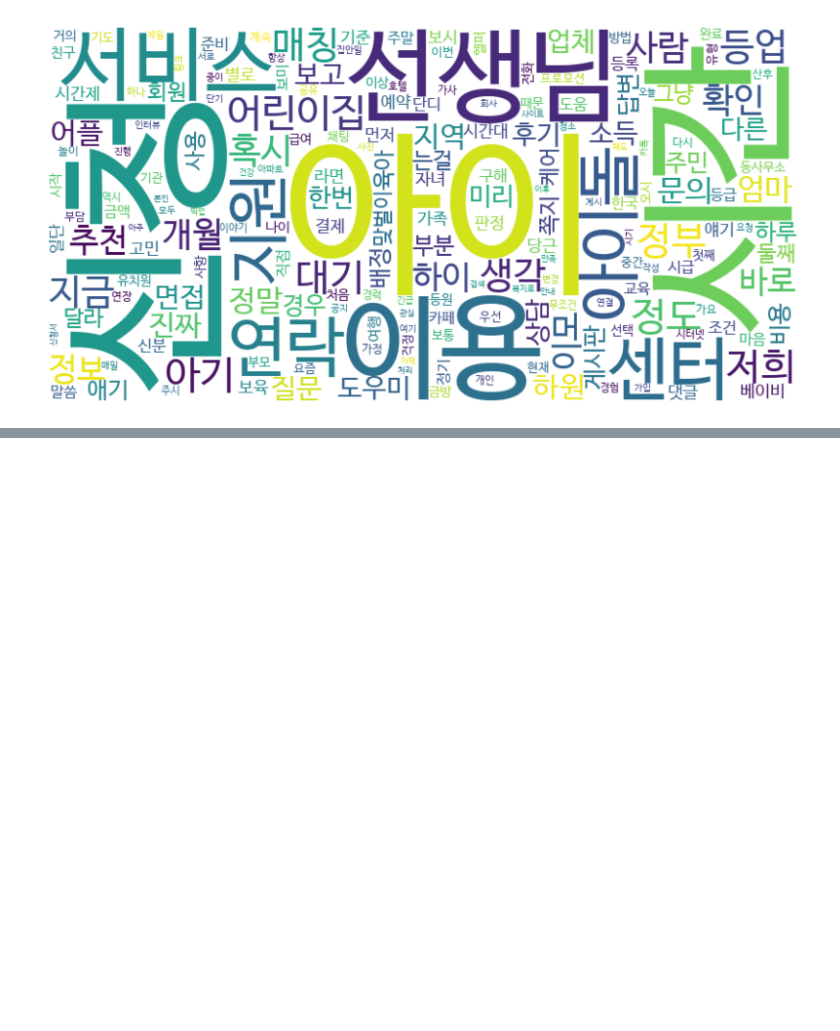
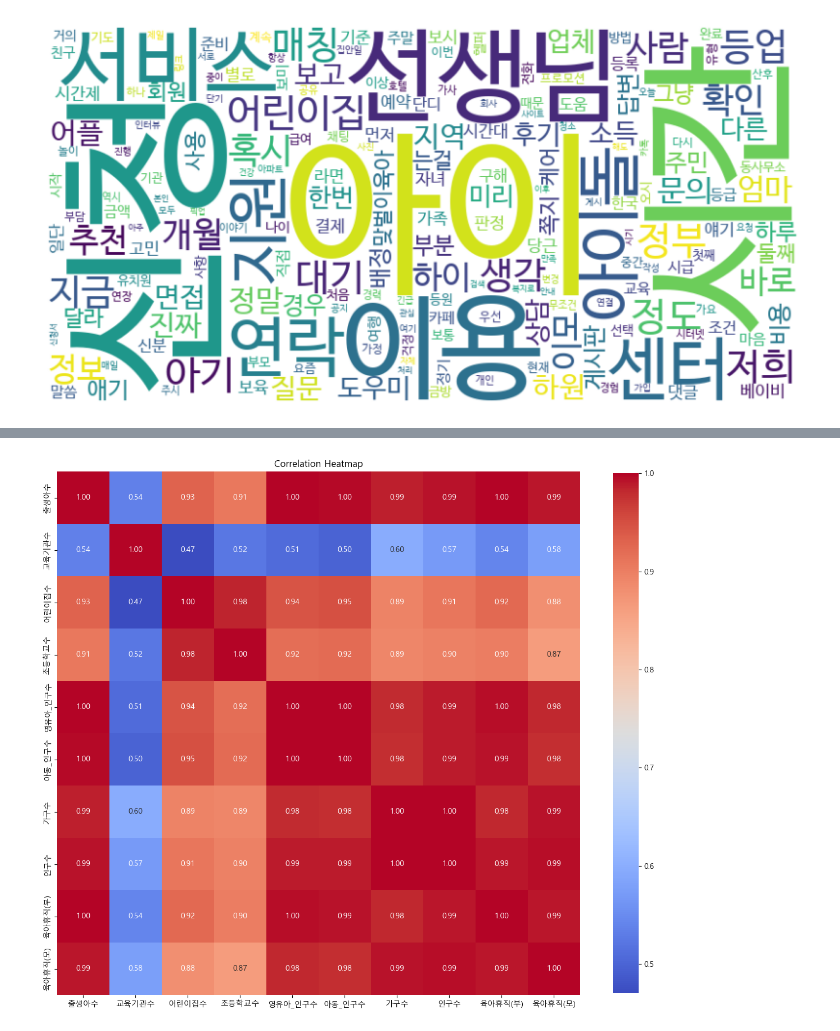
Before and after one commit to saeraniren/mogefdatacontest, a Jupyter notebook: analysis.ipynb, the cells around one changed output, grey strips where cells are left out. Cells and saved outputs as stored; diff of their text form; code cells hidden in the pictures; blank space fills up the shorter version.

```diff
--- a/analysis.ipynb
+++ b/analysis.ipynb
@@ -6,18 +6,28 @@ import os
 import pandas as pd
 import numpy as np
 
-from itertools import combinations
-from collections import defaultdict
-
 import matplotlib.pyplot as plt
 from wordcloud import WordCloud
 import matplotlib.font_manager as fm
+import seaborn as sns
 
 from konlpy.tag import Okt
 from collections import Counter
 import re
 
+from itertools import combinations
+from collections import defaultdict
 import networkx as nx
+
+from sklearn.decomposition import PCA
+from sklearn.preprocessing import StandardScaler
+from sklearn.cluster import KMeans, DBSCAN, AgglomerativeClustering
+from sklearn.mixture import GaussianMixture
+from sklearn.metrics import silhouette_score, davies_bouldin_score
+from kneed import KneeLocator
+
+plt.rc('font', family='NanumBarunGothic')
+plt.rcParams['axes.unicode_minus'] = False
 
 import requests
 import pprint
@@ -237,0 +250,7 @@ for df in df_lst:
+# %%
+# 데이터 불러오기
+family_society_data = pd.read_csv('./notion_data/family_society_real_final.csv', encoding='utf-8')
+family_society_data = family_society_data.drop(labels='연도', axis=1).groupby('행정구역').mean().reset_index()
+
+# 데이터 확인
+display(family_society_data.head())
@@ -237,0 +264,13 @@ for df in df_lst:
+# %%
+# 각 데이터의 피어슨 상관계수 확인
+family_society_data_numeric = family_society_data.select_dtypes(include=[np.number])
+
+plt.rcParams['font.family'] ='Malgun Gothic'
+plt.rcParams['axes.unicode_minus'] =False
+
+plt.figure(figsize=(15, 15))
+plt.title('Correlation Heatmap')
+sns.heatmap(family_society_data_numeric.corr(), annot=True, fmt='.2f', cmap='coolwarm', square=True, cbar_kws={"shrink": .8})
+plt.show()
+# %% [output]
+[figure, added]
```
Also changed, not shown: parts of 15 cells of this notebook.
